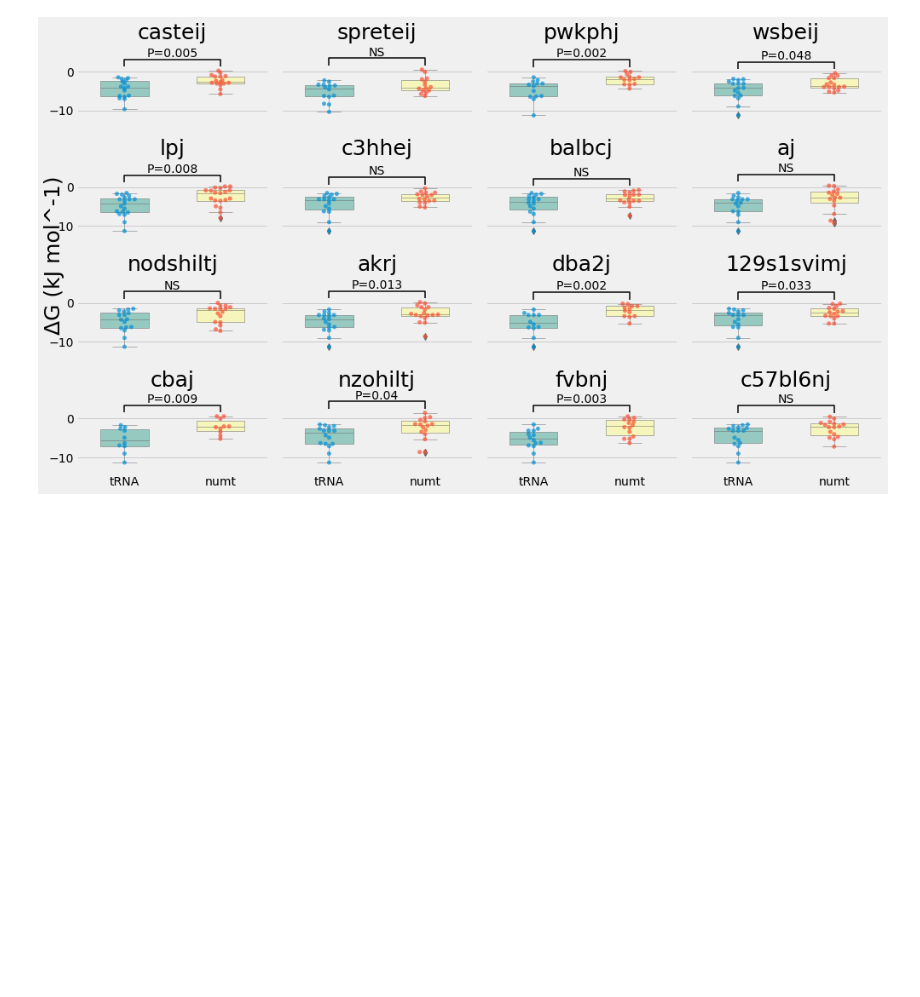
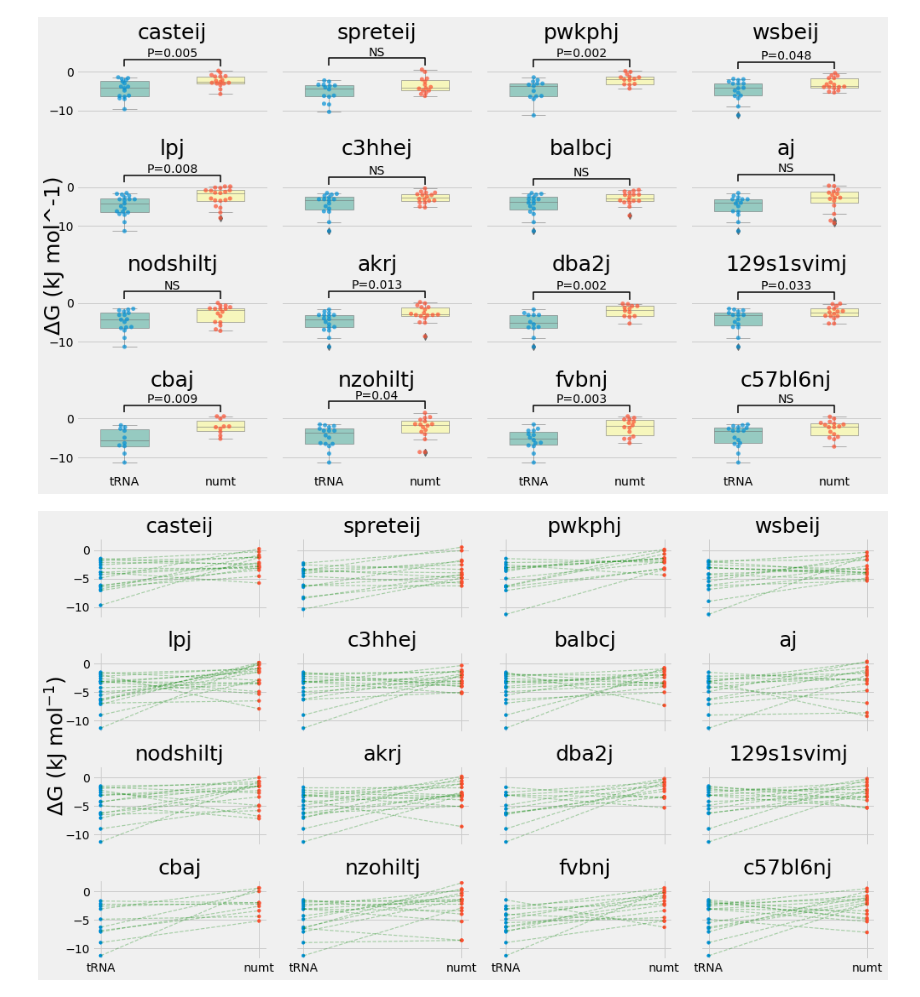
Before and after one commit to balintbiro/numt_mining, a Jupyter notebook: code/mice/numt_expression-Copy1.ipynb, the cells around one changed output. Cells and saved outputs as stored; diff of their text form; code cells hidden in the pictures; blank space fills up the shorter version.

```diff
--- a/code/mice/numt_expression-Copy1.ipynb
+++ b/code/mice/numt_expression-Copy1.ipynb
@@ -310,7 +310,5 @@ def dG_calc(strain_id):
             numt_Gs.append(dg(numt_seq,temp=37))
     return [tRNA_Gs,numt_Gs]
 
-deltaGs=pd.Series(mt_sequences.index.values).apply(dG_calc)
-deltaGs.index=mt_sequences.index.values
-deltaGs
+deltaGs=pd.Series(tRNA_sequences.index.values).apply(dG_calc)
 # %% [output]
@@ -333,0 +316,3 @@ dtype: object
+# %%
+deltaGs.index=tRNA_sequences.index.values
+deltaGs
@@ -444,2 +447,30 @@ plt.savefig('../../results/deltaGs.png', dpi=200)
 # %% [output]
 [figure]
+# %%
+def plotter(strains_deltaGs):
+    global row_tracker
+    global column_tracker
+    global indexer
+    indexer+=1
+    strain=deltaGs.index.values[indexer]
+    strain=deltaGs.index.values[indexer]
+    if column_tracker==4:
+        column_tracker+=-4
+        row_tracker+=1
+    axs[row_tracker,column_tracker].scatter(len(strains_deltaGs[0])*['tRNA'], strains_deltaGs[0],s=len(strains_deltaGs[0])*[15])
+    axs[row_tracker,column_tracker].scatter(len(strains_deltaGs[1])*['numt'],strains_deltaGs[1],s=len(strains_deltaGs[1])*[15])
+    for i,j in zip(strains_deltaGs[0],strains_deltaGs[1]):
+        axs[row_tracker,column_tracker].plot(['tRNA','numt'],[i,j],'g--',linewidth=1.2,alpha=.3)
+    axs[row_tracker,column_tracker].set_title(strain,fontsize=25)
+    column_tracker+=1
+# %%
+fig,axs=plt.subplots(4,4,figsize=(14,8),sharey=True,sharex=True)
+row_tracker=0
+column_tracker=0
+indexer=-1
+deltaGs.apply(plotter)
+fig.text(-0.01, 0.5, 'ΔG (kJ mol$^{-1}$)', va='center', rotation='vertical',fontsize=25)
+plt.tight_layout()
+plt.savefig('../../results/connected_deltaGs.png',bbox_inches='tight', dpi=400)
+# %% [output]
+[figure, added]
```
Also changed, not shown: parts of 3 cells of this notebook, 24 other files.
